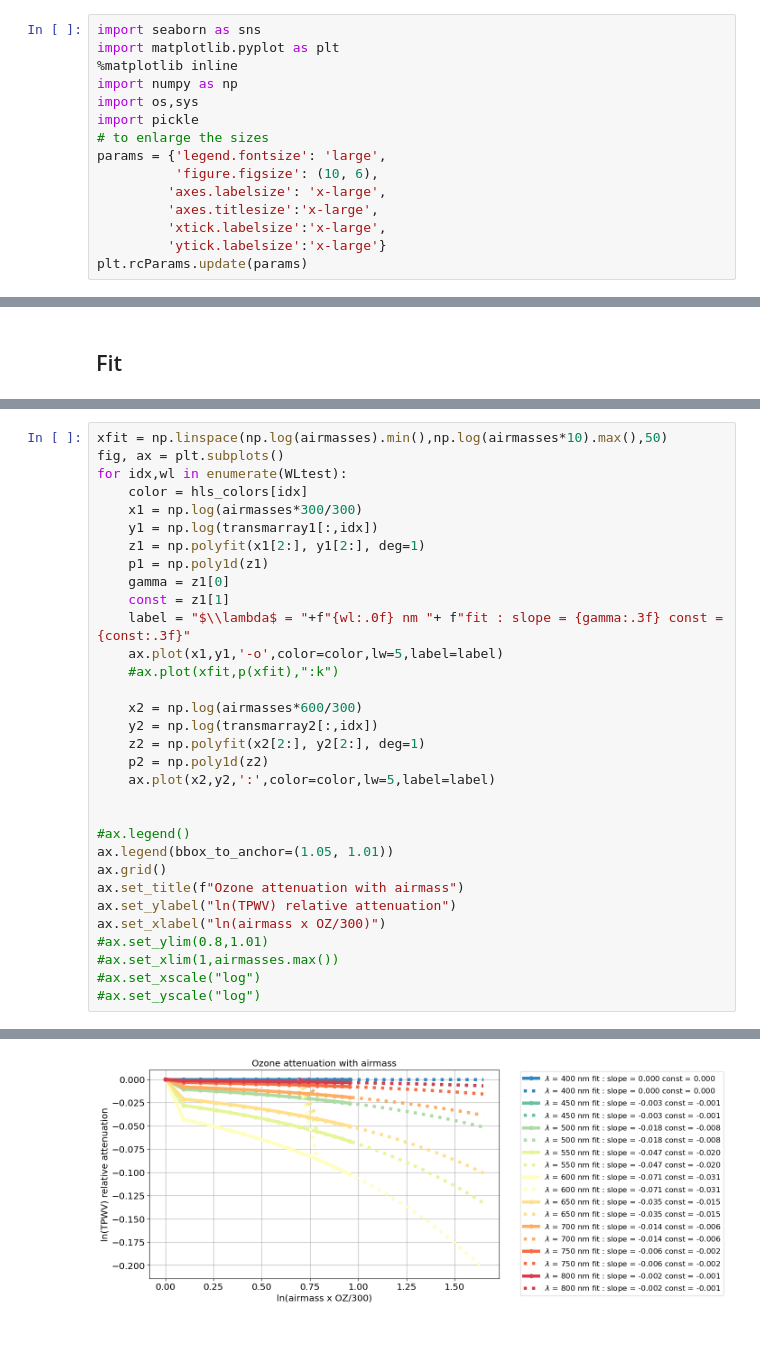
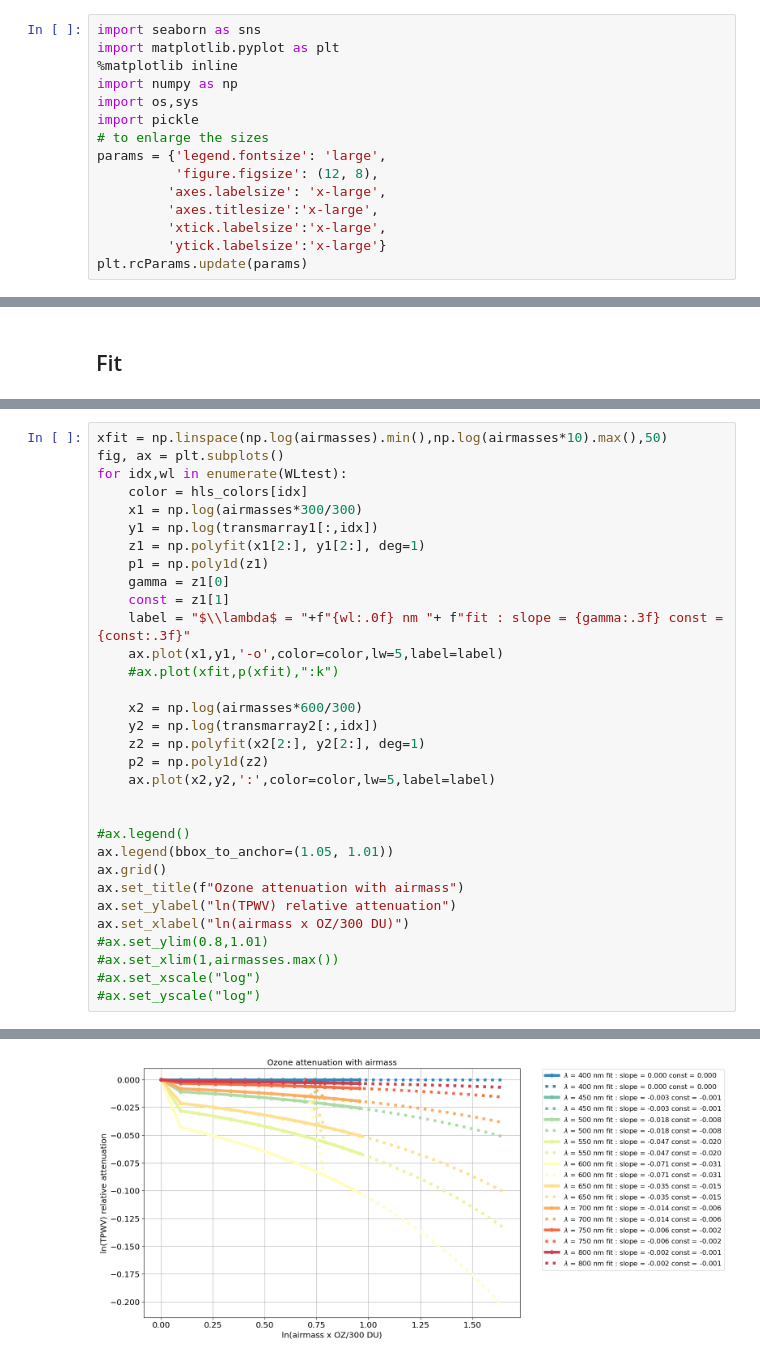
Before and after one commit to LSSTDESC/getObsAtmo, a Jupyter notebook: docs/notebooks/plot_ozonevsairmass.ipynb, the cells around one changed output, grey strips where cells are left out. Cells and saved outputs as stored; diff of their text form; blank space fills up the shorter version.

```diff
--- a/docs/notebooks/plot_ozonevsairmass.ipynb
+++ b/docs/notebooks/plot_ozonevsairmass.ipynb
@@ -16,7 +16,7 @@ import os,sys
 import pickle
 # to enlarge the sizes
 params = {'legend.fontsize': 'large',
-          'figure.figsize': (10, 6),
+          'figure.figsize': (12, 8),
          'axes.labelsize': 'x-large',
          'axes.titlesize':'x-large',
          'xtick.labelsize':'x-large',
@@ -345,7 +345,7 @@ ax.legend(bbox_to_anchor=(1.05, 1.01))
 ax.grid()
 ax.set_title(f"Ozone attenuation with airmass")
 ax.set_ylabel("ln(TPWV) relative attenuation")
-ax.set_xlabel("ln(airmass x OZ/300)")
+ax.set_xlabel("ln(airmass x OZ/300 DU)")
 #ax.set_ylim(0.8,1.01)
 #ax.set_xlim(1,airmasses.max())
 #ax.set_xscale("log")
@@ -355 +355 @@ Text(0.5, 0, 'ln(airmass x OZ/300)')
-[figure, old version]
+[figure, new version]
```
Also changed, not shown: parts of 7 cells of this notebook, 1 other file.
